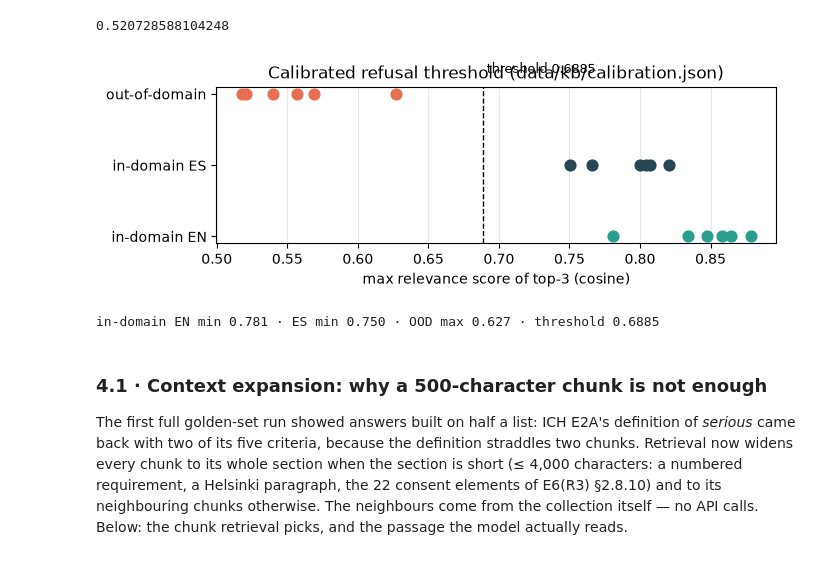
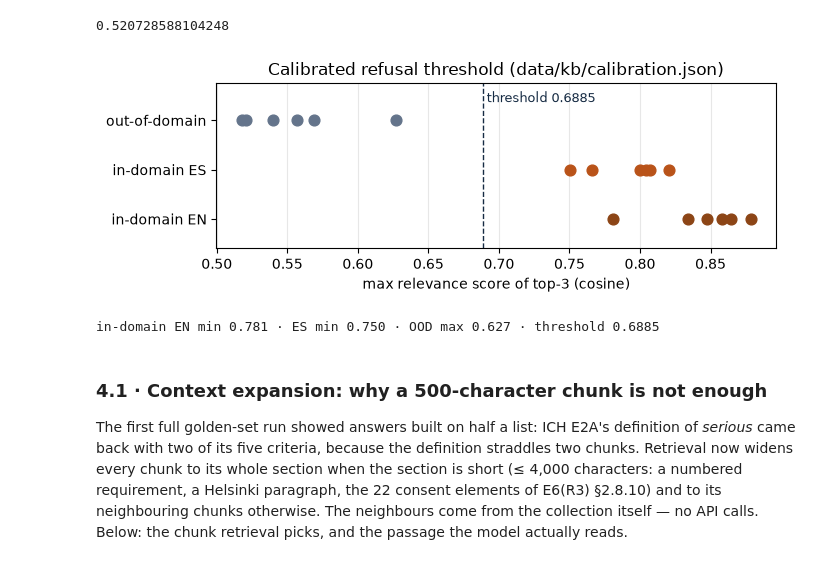
Before and after one commit to dnarram/clinical-research-compliance-assistant, a Jupyter notebook: notebooks/compliance_assistant.ipynb, the cells around one changed output. Drawn from its saved outputs; the diff is of its cells as text; code cells hidden in the pictures.

```diff
--- a/notebooks/compliance_assistant.ipynb
+++ b/notebooks/compliance_assistant.ipynb
@@ -254,19 +254,21 @@ show("¿Cuál es la mejor receta de paella valenciana?")       # out of domain:
 # %%
 calibration = json.loads(settings.calibration_path.read_text(encoding="utf-8"))
 threshold = settings.resolved_threshold()
 en, es, ood = calibration["in_domain_max_scores"]["en"], calibration["in_domain_max_scores"]["es"], calibration["out_of_domain_max_scores"]
 
 fig, ax = plt.subplots(figsize=(7, 2.6))
-for y, (label, xs, color) in enumerate([("in-domain EN", en, "#2a9d8f"), ("in-domain ES", es, "#264653"), ("out-of-domain", ood, "#e76f51")]):
+# DNR palette: in-domain in the copper ramp (dark -> mid), out-of-domain in slate, gate in navy.
+for y, (label, xs, color) in enumerate([("in-domain EN", en, "#8C4516"), ("in-domain ES", es, "#B95319"), ("out-of-domain", ood, "#64748B")]):
     ax.scatter(xs, [y]*len(xs), s=60, color=color, label=label, zorder=3)
-ax.axvline(threshold, color="black", ls="--", lw=1)
-ax.text(threshold, 2.35, f" threshold {threshold}", va="center", fontsize=9)
+ax.axvline(threshold, color="#162B43", ls="--", lw=1)
+ax.set_ylim(-0.6, 2.75)
+ax.text(threshold, 2.45, f" threshold {threshold}", va="center", fontsize=9, color="#162B43")
 ax.set_yticks([0, 1, 2]); ax.set_yticklabels(["in-domain EN", "in-domain ES", "out-of-domain"]); ax.set_xlabel("max relevance score of top-3 (cosine)")
 ax.set_title("Calibrated refusal threshold (data/kb/calibration.json)"); ax.grid(axis="x", alpha=.3)
 plt.tight_layout(); plt.show()
 print(f"in-domain EN min {min(en):.3f} · ES min {min(es):.3f} · OOD max {max(ood):.3f} · threshold {threshold}")
 # %% [output]
-[figure, old version]
+[figure, new version]
 in-domain EN min 0.781 · ES min 0.750 · OOD max 0.627 · threshold 0.6885
 # %% [markdown]
 ### 4.1 · Context expansion: why a 500-character chunk is not enough
```
Also changed, not shown: parts of 1 cell of this notebook, 31 other files.
